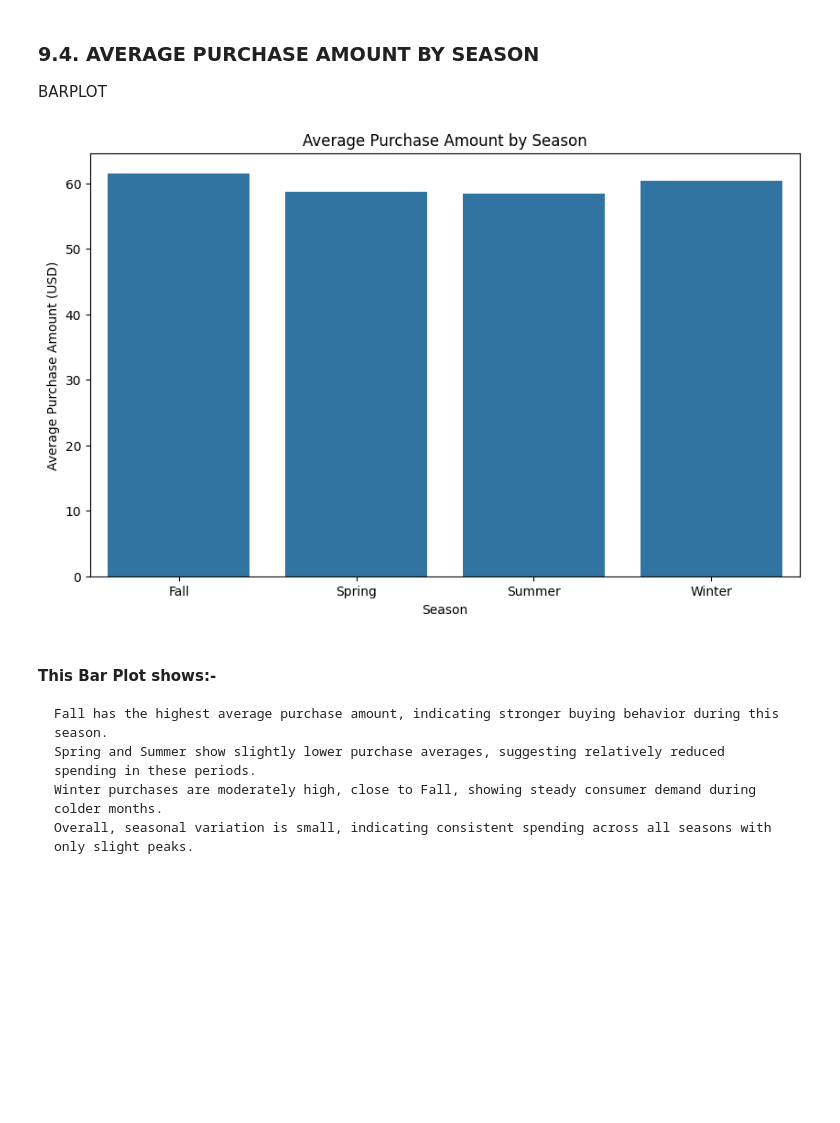
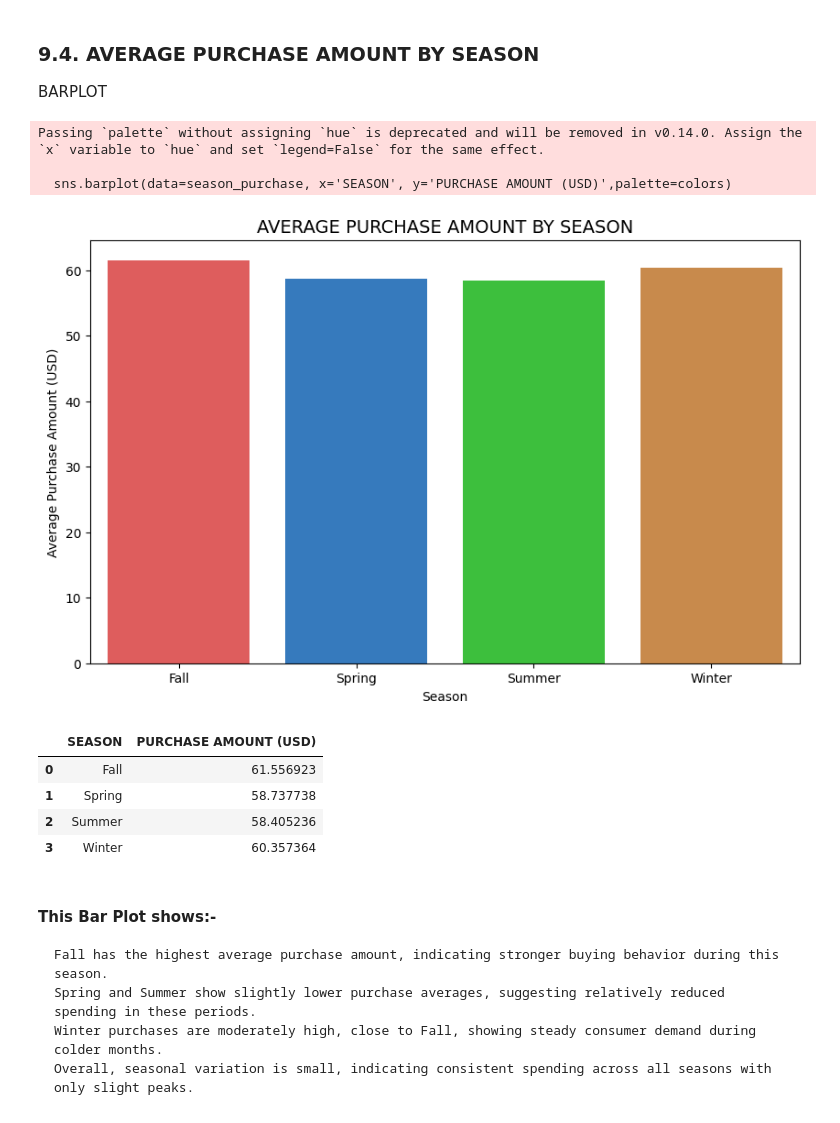
Before and after one commit to Nazwiba/MAIN-PROJECT, a Jupyter notebook: shopping_pattern.ipynb, the cells around one changed output. Cells and saved outputs as stored; diff of their text form; code cells hidden in the pictures; blank space fills up the shorter version.

```diff
--- a/shopping_pattern.ipynb
+++ b/shopping_pattern.ipynb
@@ -239,39 +237,24 @@ Here No duplicates are founded
 #Gender
 df['GENDER'] = df['GENDER'].astype('category')
 
-#Item purchased
-df['ITEM PURCHASED'] = df['ITEM PURCHASED'].astype(str)
-
 #Category
 df['CATEGORY'] = df['CATEGORY'].astype('category')
 
-#Location
-df['LOCATION'] = df['LOCATION'].astype(str)
-
 #Size
 df['SIZE'] = df['SIZE'].astype('category')
-
-#Color
-df['COLOR'] = df['COLOR'].astype('category')
 
 #Season
 df['SEASON'] = df['SEASON'].astype('category')
 
 #Subscription Status
-df['SUBSCRIPTION STATUS'] = df['SUBSCRIPTION STATUS'].astype('category')
-
-#Shipping Type
-df['SHIPPING TYPE'] = df['SHIPPING TYPE'].astype('category')
+df['SUBSCRIPTION STATUS'] = df['SUBSCRIPTION STATUS'].map({'Yes': True,'No': False})
 
 #Discount Applied
-df['DISCOUNT APLLIED'] = df['DISCOUNT APPLIED'].map({'Yes': True,'No': False})
+df['DISCOUNT APPLIED'] = df['DISCOUNT APPLIED'].map({'Yes': True,'No': False})
 
 #Promo code used
 df['PROMO CODE USED'] = df['PROMO CODE USED'].map({'Yes':True,'No':False})
 
-#Payment method
-df['PAYMENT METHOD'] = df['PAYMENT METHOD'].astype('category')
-
 #Frequency of Purchase
 df['FREQUENCY OF PURCHASES'] = df['FREQUENCY OF PURCHASES'].astype('category')
 # %% [markdown]
@@ -551,16 +510,25 @@ BARPLOT
 # %%
 # Calculate average purchase amount for each season
 season_purchase = df.groupby('SEASON')['PURCHASE AMOUNT (USD)'].mean().reset_index()
+colors = ["#F34848", "#207AD3", "#27D527", "#DD8A37"]
+plt.figure(figsize=(10,6))
+sns.barplot(data=season_purchase, x='SEASON', y='PURCHASE AMOUNT (USD)',palette=colors)
 
-plt.figure(figsize=(10,6))
-sns.barplot(data=season_purchase, x='SEASON', y='PURCHASE AMOUNT (USD)')
-
-plt.title('Average Purchase Amount by Season')
+plt.title('AVERAGE PURCHASE AMOUNT BY SEASON',fontsize=14)
 plt.xlabel('Season')
 plt.ylabel('Average Purchase Amount (USD)')
 plt.show()
+season_purchase
 # %% [output]
+Passing `palette` without assigning `hue` is deprecated and will be removed in v0.14.0. Assign the `x` variable to `hue` and set `legend=False` for the same effect.
+
+  sns.barplot(data=season_purchase, x='SEASON', y='PURCHASE AMOUNT (USD)',palette=colors)
-[figure, old version]
+[figure, new version]
+|  | SEASON | PURCHASE AMOUNT (USD) |
+| 0 | Fall | 61.556923 |
+| 1 | Spring | 58.737738 |
+| 2 | Summer | 58.405236 |
+| 3 | Winter | 60.357364 |
 # %% [markdown]
 #### This Bar Plot shows:-
     Fall has the highest average purchase amount, indicating stronger buying behavior during this season.
```
Also changed, not shown: parts of 28 cells of this notebook.
